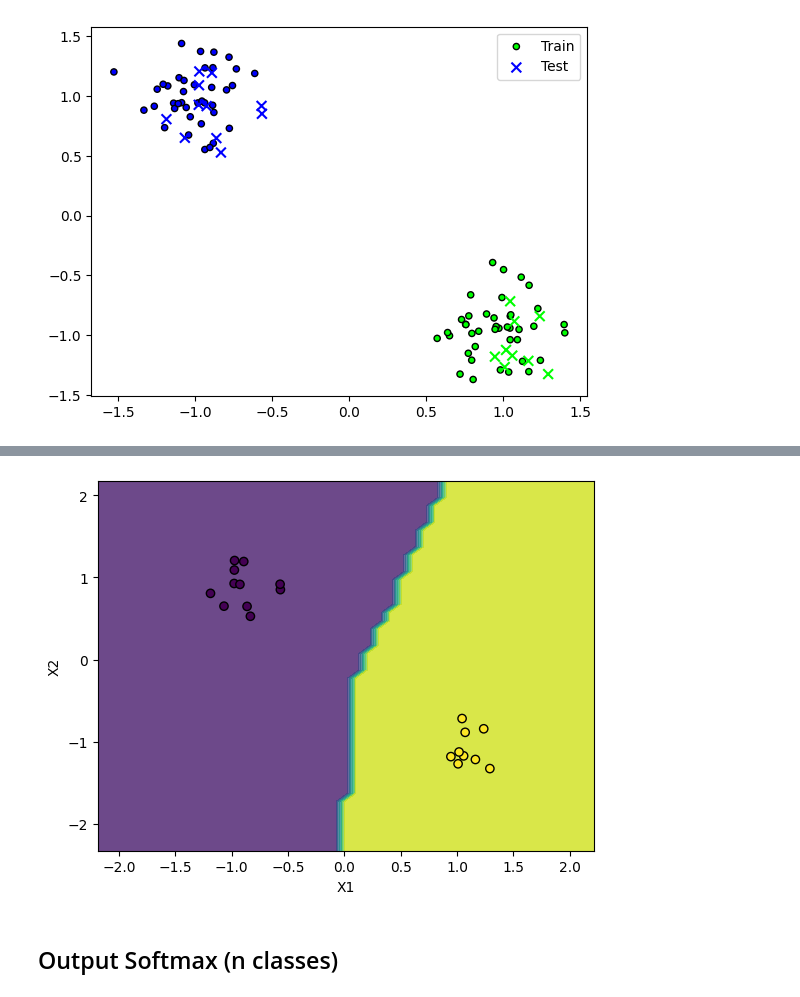
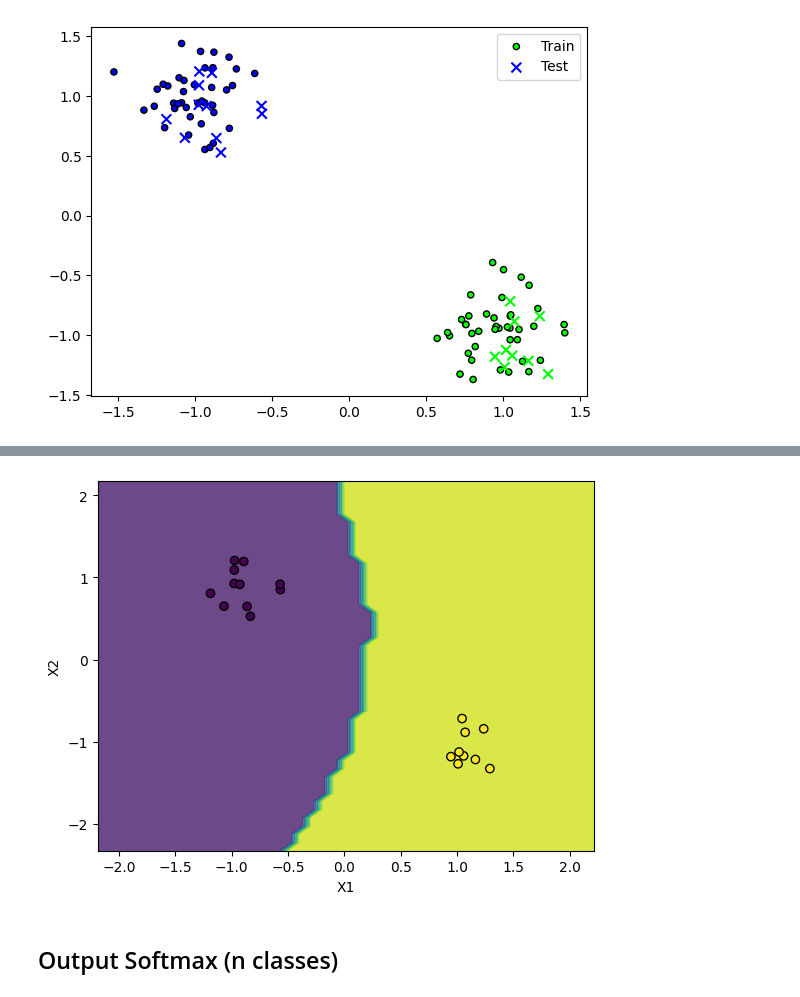
Before and after one commit to RaLLy08/scratch-mlp, a Jupyter notebook: python/mlp.ipynb, the cells around one changed output, grey strips where cells are left out. Saved outputs shown, nothing was run; the diff lists cells and outputs as text; code cells hidden in the pictures.

```diff
--- a/python/mlp.ipynb
+++ b/python/mlp.ipynb
@@ -514,7 +515,7 @@ mlp_2.add(LayerDense(4, 1, LayerDense.sigmoid))
 # %%
 reshaped_y_true = y_train.reshape(-1, 1)  # [1, 0, 0, 0] -> [[1], [0], [0], [0]] | since here we have outputs from
 
-mlp_2.fit(X_train, reshaped_y_true, 0.03, 10, 10)
+mlp_2.fit(X_train, reshaped_y_true, 0.3, 10, 10)
 
 plot_decision_boundary(mlp_2, X_test, y_test.reshape(-1, 1))
 # %% [output]
@@ -538,4 +536,4 @@ Epoch: 0/10 | loss 0.06809676488995325 | accuracy 1.0 | validation loss 0.087395
-[figure, old version]
+[figure, new version]
 # %% [markdown]
 <h2> Output Softmax (n classes) </h2>
 # %%
```
Also changed, not shown: parts of 16 cells of this notebook, 1 other file.
